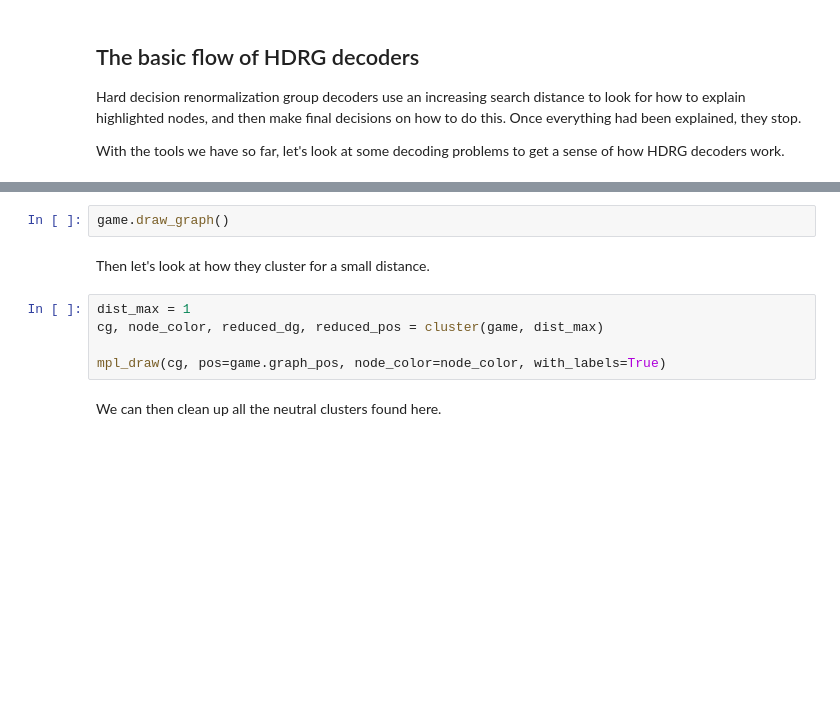
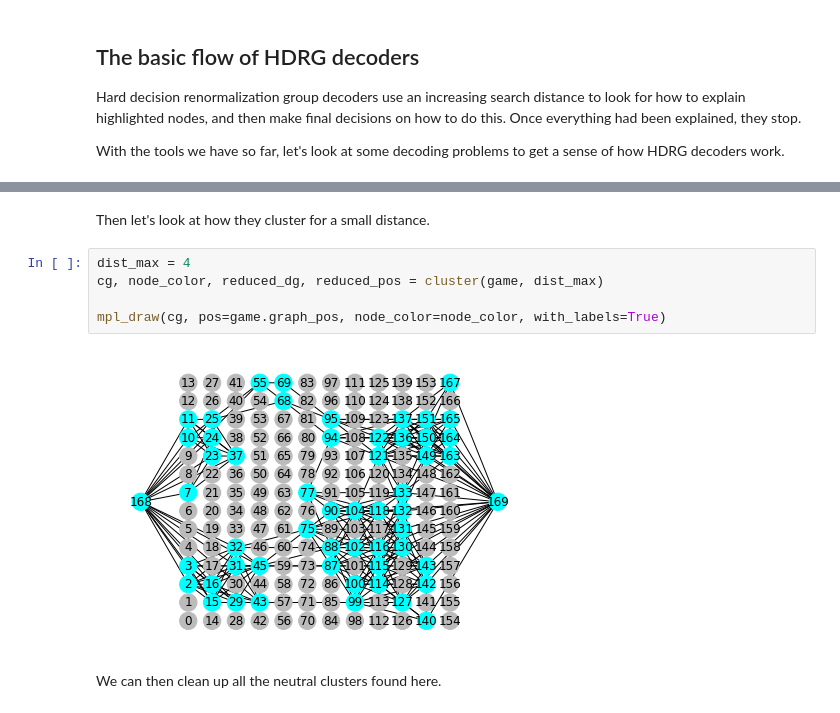
Before and after one commit to quantumjim/qec_lectures, a Jupyter notebook: lecture-4.ipynb, the cells around one changed output, grey strips where cells are left out. Cells and saved outputs as stored; diff of their text form; blank space fills up the shorter version.

```diff
--- a/lecture-4.ipynb
+++ b/lecture-4.ipynb
@@ -252,12 +281,12 @@ First we should look at the graph.
-# %%
-game.draw_graph()
 # %% [markdown]
 Then let's look at how they cluster for a small distance.
 # %%
-dist_max = 1
+dist_max = 4
 cg, node_color, reduced_dg, reduced_pos = cluster(game, dist_max)
 
 mpl_draw(cg, pos=game.graph_pos, node_color=node_color, with_labels=True)
+# %% [output]
+[figure, added]
 # %% [markdown]
 We can then clean up all the neutral clusters found here.
 # %%
```
Also changed, not shown: parts of 24 cells of this notebook.
